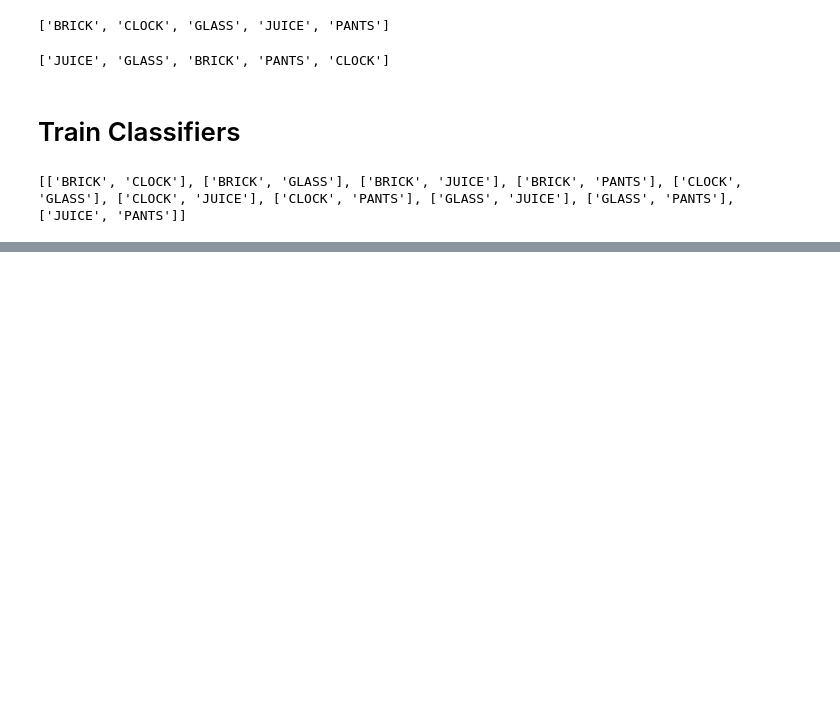
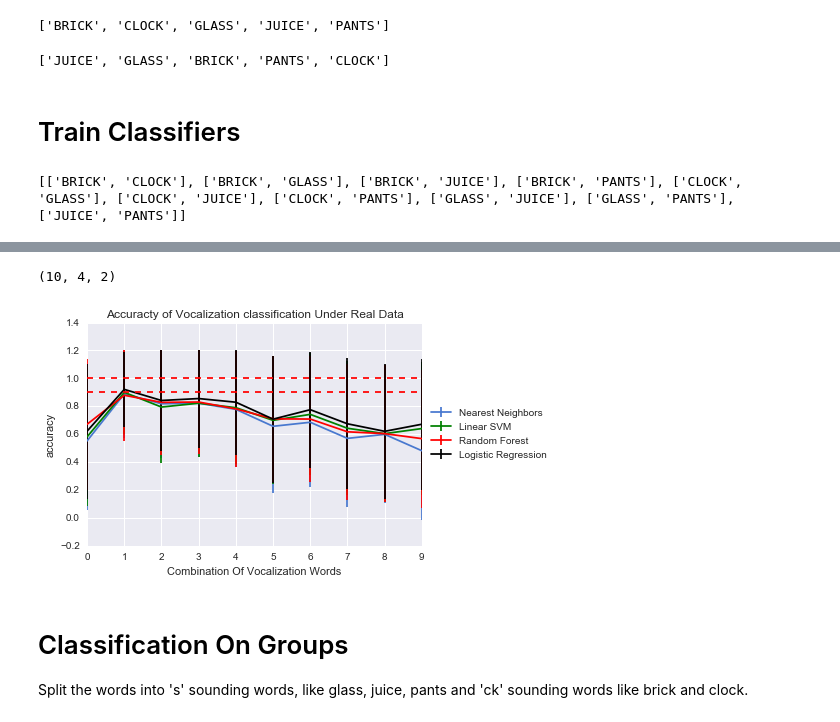
Before and after one commit to adam2392/paremap, a Jupyter notebook: notebooks/classification analysis/classification analysis vocalized words.ipynb, the cells around one changed output, grey strips where cells are left out. Drawn from its saved outputs; the diff is of its cells as text; code cells hidden in the pictures; blank space fills up the shorter version.

Commit message:
Adding classification analysis for groups of words.

```diff
--- a/notebooks/classification analysis/classification analysis vocalized words.ipynb
+++ b/notebooks/classification analysis/classification analysis vocalized words.ipynb
@@ -193,0 +214,22 @@ KeyboardInterrupt:
+# %%
+# Plotting accuracy
+print accuracy.shape
+plt.errorbar(np.arange(0,10), accuracy[:,0,0], yerr = accuracy[:,0,1], hold=True, label=names[0])
+plt.errorbar(np.arange(0,10), accuracy[:,1,0], yerr = accuracy[:,1,1], color='green', hold=True, label=names[1])
+plt.errorbar(np.arange(0,10), accuracy[:,2,0], yerr = accuracy[:,2,1], color='red', hold=True, label=names[2])
+plt.errorbar(np.arange(0,10), accuracy[:,3,0], yerr = accuracy[:,3,1], color='black', hold=True, label=names[3])
+# plt.xscale('log')
+plt.xlabel('Combination Of Vocalization Words')
+plt.ylabel('accuracy')
+plt.title('Accuracty of Vocalization classification Under Real Data')
+plt.axhline(1, color='red', linestyle='--')
+plt.axhline(0.9, color='red', linestyle='--')
+plt.legend(loc='center left', bbox_to_anchor=(1, 0.5))
+plt.show()
+# %% [output]
+(10, 4, 2)
+[figure, added]
+# %% [markdown]
+# Classification On Groups
+
+Split the words into 's' sounding words, like glass, juice, pants and 'ck' sounding words like brick and clock.
```
Also changed, not shown: parts of 4 cells of this notebook, 1 other file.
